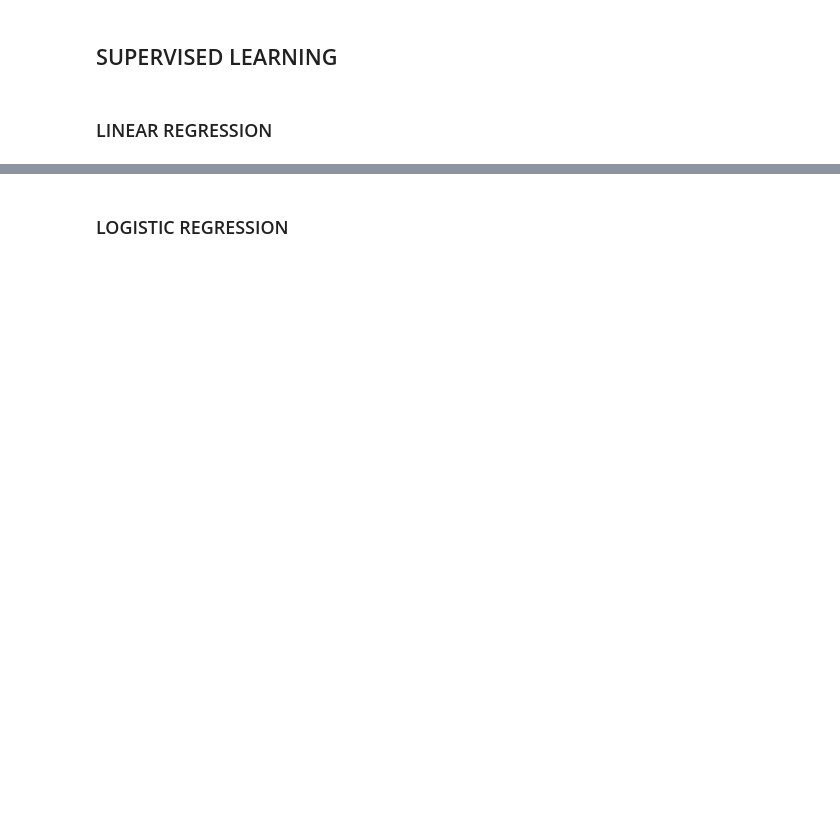
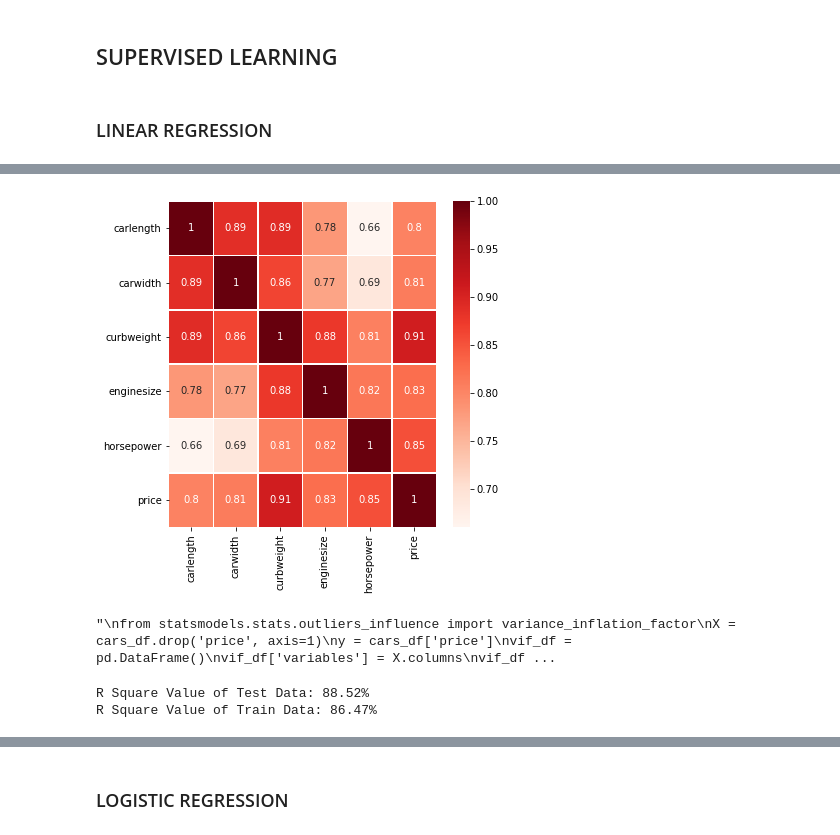
Before and after one commit to KARTHIKEYANC04052002/Machine-Learning-AI-Internship, a Jupyter notebook: ML_Internship_Assignments.ipynb, the cells around one changed output, grey strips where cells are left out. Cells and saved outputs as stored; diff of their text form; code cells hidden in the pictures; blank space fills up the shorter version.

```diff
--- a/ML_Internship_Assignments.ipynb
+++ b/ML_Internship_Assignments.ipynb
@@ -459,0 +487,12 @@ import seaborn as sns
+# %%
+cols = cars_df.select_dtypes(exclude='object').columns
+pearson_coeff, p_value, sig = [], [], []
+for i in list(cols):
+    x, y = stats.pearsonr(cars_df[i], cars_df['price'])
+    pearson_coeff.append(x)
+    p_value.append(y)
+    sig.append('Significant' if y<0.05 and x > 0.80 else 'Insignificant')
+columns=['Columns', 'Pearson_Co-relation', 'P-Value', 'Significance']
+P_df = pd.DataFrame({columns[0]:cols, columns[1]:pearson_coeff, columns[2]:p_value, columns[3]:sig})
+cars_df = cars_df.drop(P_df[P_df['Significance'] == 'Insignificant']['Columns'].to_list(), axis=1)
+P_df
@@ -459,0 +527,22 @@ import seaborn as sns
+# %%
+N = len(cars_df.columns)
+plt.figure(figsize = (N, N))
+sns.heatmap(cars_df.corr(method ='pearson'), cmap='Reds', annot=True, linewidths=.5)
+plt.show()
+# %% [output]
+[figure, added]
+# %%
+'''
+from statsmodels.stats.outliers_influence import variance_inflation_factor
+X = cars_df.drop('price', axis=1)
+y = cars_df['price']
+vif_df = pd.DataFrame()
+vif_df['variables'] = X.columns
+vif_df['vif'] = [variance_inflation_factor(X.values, i) for i in range(X.shape[1])]
+for index,column in enumerate(X.columns):
+    print(index, column, vif_df['vif'][index])
+    if vif_df['vif'][index] > 10:
+        vif_df = vif_df.drop([index], axis=0)
+'''
+# %% [output]
+"\nfrom statsmodels.stats.outliers_influence import variance_inflation_factor\nX = cars_df.drop('price', axis=1)\ny = cars_df['price']\nvif_df = pd.DataFrame()\nvif_df['variables'] = X.columns\nvif_df ...
@@ -459,0 +560,11 @@ import seaborn as sns
+# %%
+from sklearn.linear_model import LinearRegression
+from sklearn.metrics import r2_score
+
+model = LinearRegression().fit(X_train, y_train)
+
+print(f'R Square Value of Test Data: {round(r2_score(y_test, model.predict(X_test))*100, 2)}%')
+print(f'R Square Value of Train Data: {round(r2_score(y_train, model.predict(X_train))*100,2)}%')
+# %% [output]
+R Square Value of Test Data: 88.52%
+R Square Value of Train Data: 86.47%
```
Also changed, not shown: parts of 41 cells of this notebook.
